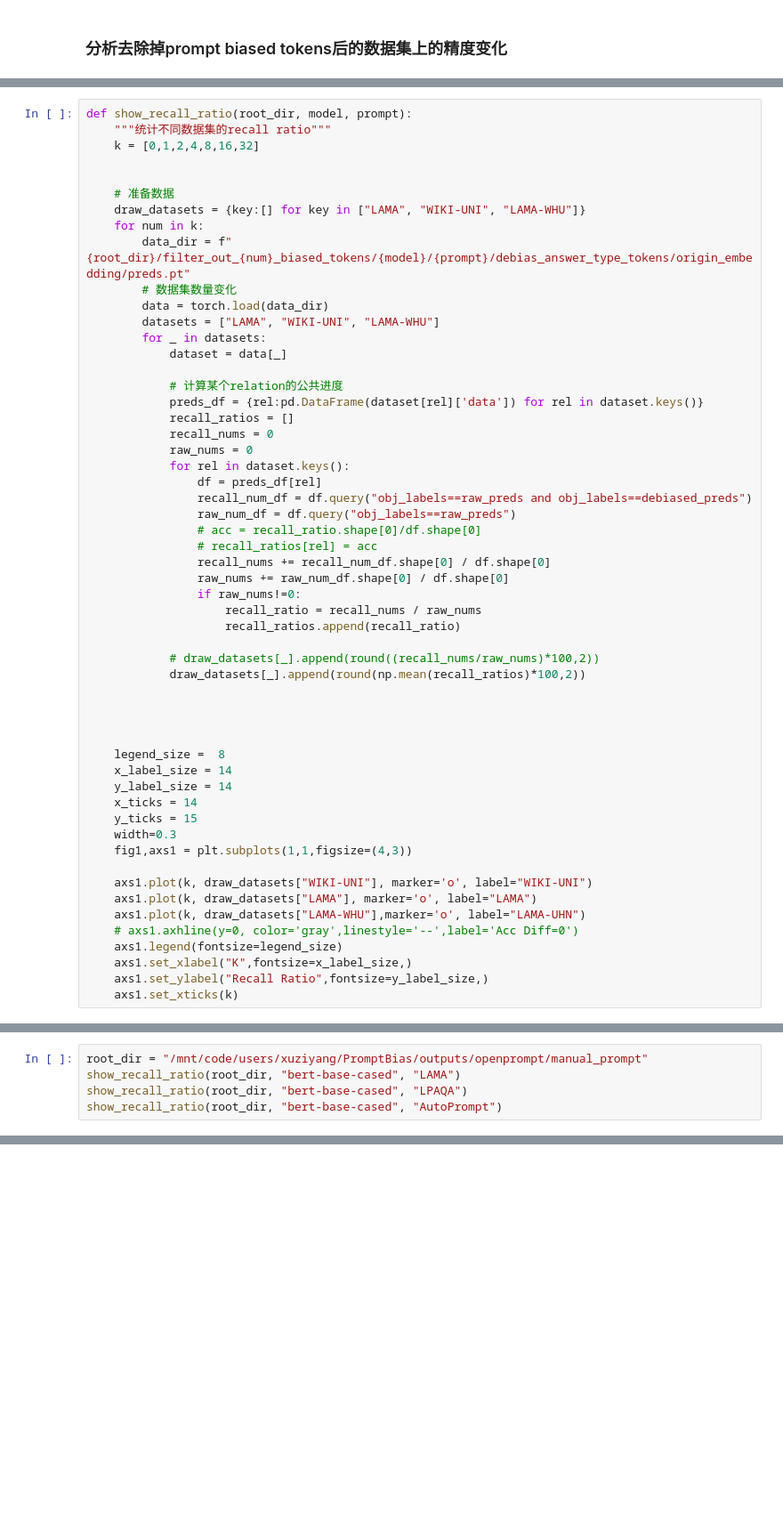
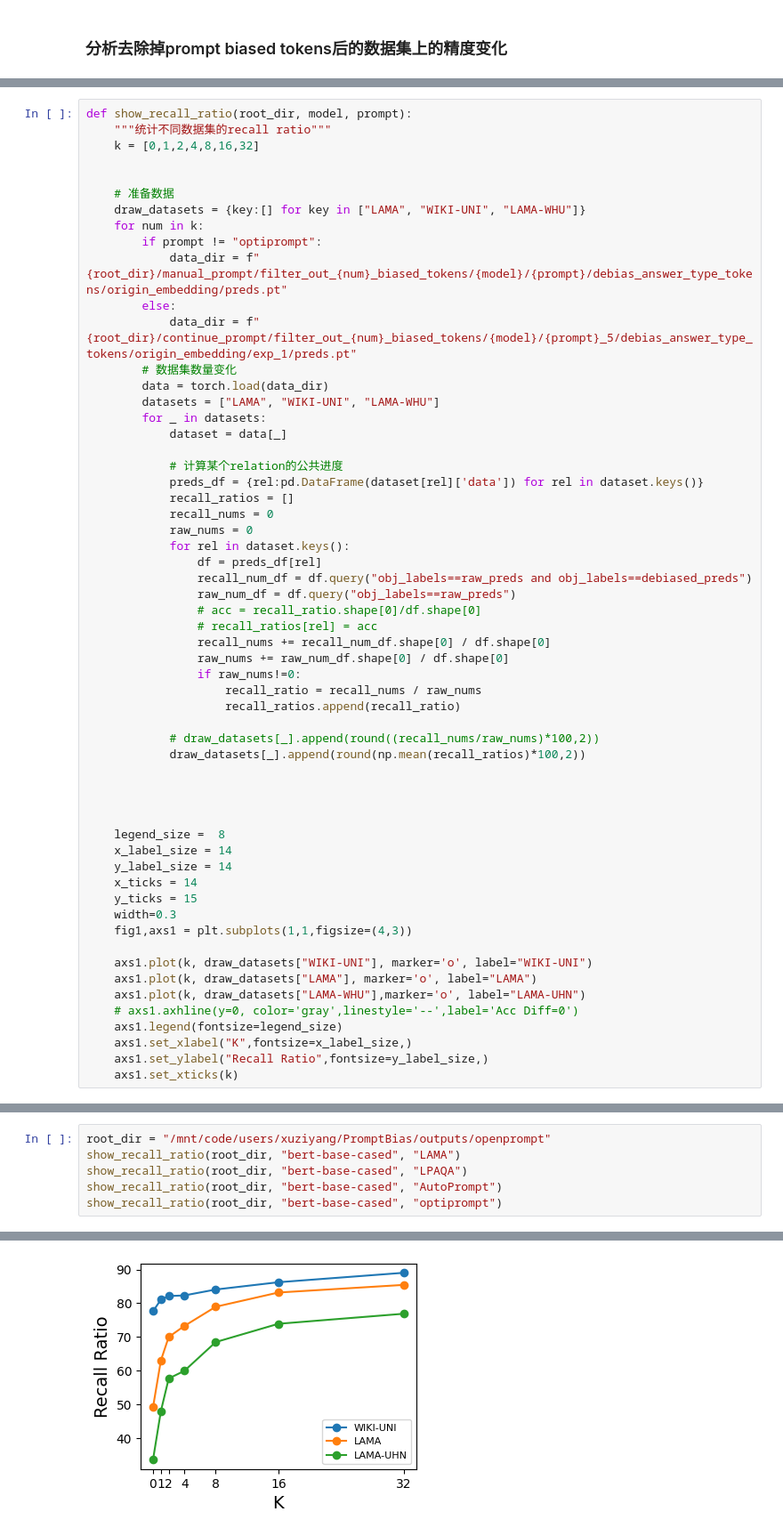
Before and after one commit to FelliYang/PromptBias, a Jupyter notebook: code/analysis/filter_out_biased_tokens.ipynb, the cells around one changed output, grey strips where cells are left out. Shown at 89% size. Saved outputs shown, nothing was run; the diff lists cells and outputs as text; blank space fills up the shorter version.

Commit message:
添加optiprompt的biased tokens实现和实验

```diff
--- a/code/analysis/filter_out_biased_tokens.ipynb
+++ b/code/analysis/filter_out_biased_tokens.ipynb
@@ -94,7 +100,10 @@ def show_recall_ratio(root_dir, model, prompt):
     # 准备数据
     draw_datasets = {key:[] for key in ["LAMA", "WIKI-UNI", "LAMA-WHU"]}
     for num in k:
-        data_dir = f"{root_dir}/filter_out_{num}_biased_tokens/{model}/{prompt}/debias_answer_type_tokens/origin_embedding/preds.pt"
+        if prompt != "optiprompt":
+            data_dir = f"{root_dir}/manual_prompt/filter_out_{num}_biased_tokens/{model}/{prompt}/debias_answer_type_tokens/origin_embedding/preds.pt"
+        else:
+            data_dir = f"{root_dir}/continue_prompt/filter_out_{num}_biased_tokens/{model}/{prompt}_5/debias_answer_type_tokens/origin_embedding/exp_1/preds.pt"
         # 数据集数量变化
         data = torch.load(data_dir)
         datasets = ["LAMA", "WIKI-UNI", "LAMA-WHU"]
@@ -165,7 +175,8 @@ show_dataset_info(root_dir, "bert-base-cased", "AutoPrompt")
 +----------+--------------+-------------+-------------+-------------+-------------+-------------+-------------+
 # %%
-root_dir = "/mnt/code/users/xuziyang/PromptBias/outputs/openprompt/manual_prompt"
+root_dir = "/mnt/code/users/xuziyang/PromptBias/outputs/openprompt"
 show_recall_ratio(root_dir, "bert-base-cased", "LAMA")
 show_recall_ratio(root_dir, "bert-base-cased", "LPAQA")
 show_recall_ratio(root_dir, "bert-base-cased", "AutoPrompt")
+show_recall_ratio(root_dir, "bert-base-cased", "optiprompt")
 # %% [output]
@@ -189,6 +183,7 @@ LAMA-WHU
 [figure]
 [figure]
 [figure]
+[figure, added]
 # %%
 root_dir = "/mnt/code/users/xuziyang/PromptBias/results"
 show_acc_variance(root_dir, "bert-base-cased", "LAMA")
```
Also changed, not shown: parts of 5 cells of this notebook, 3 other files.
